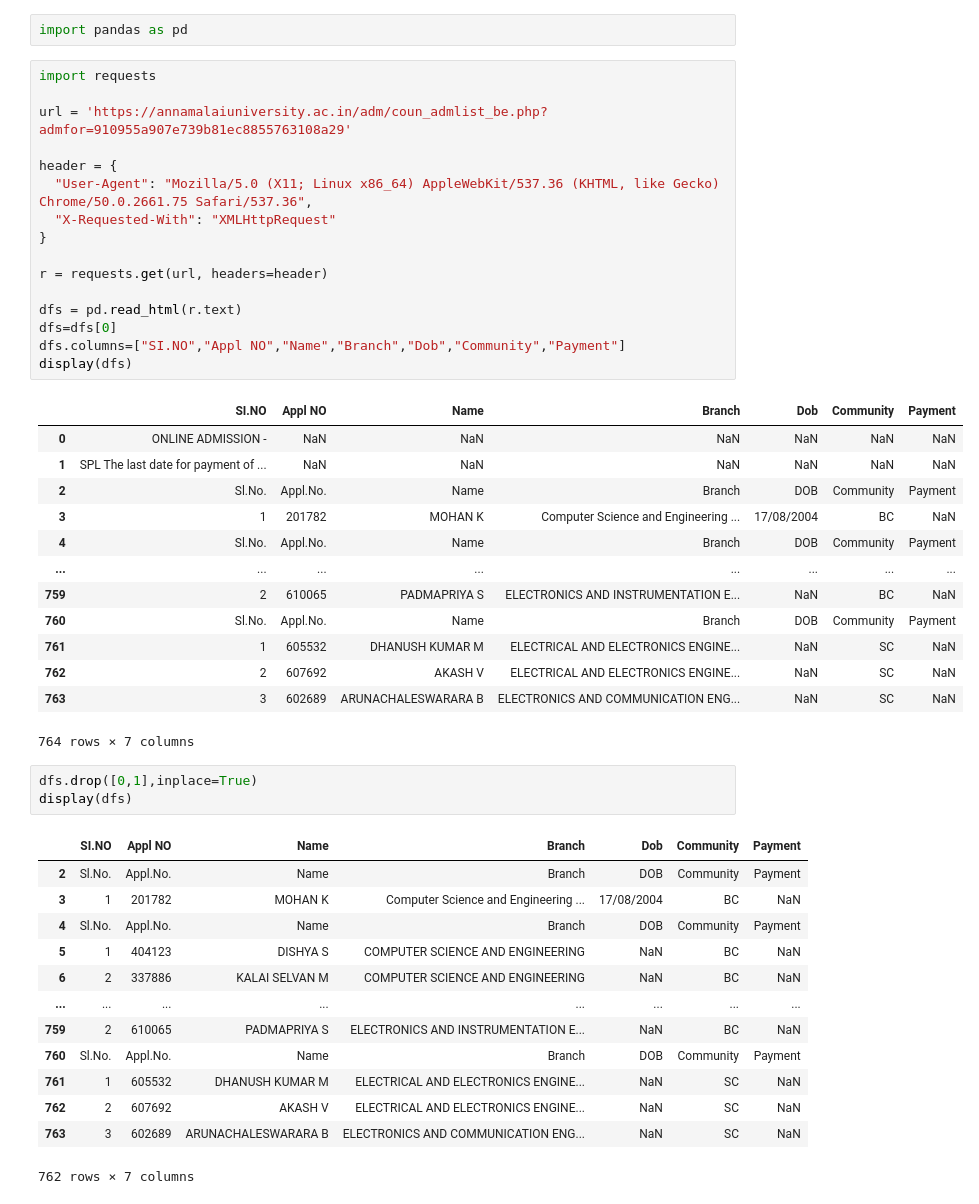
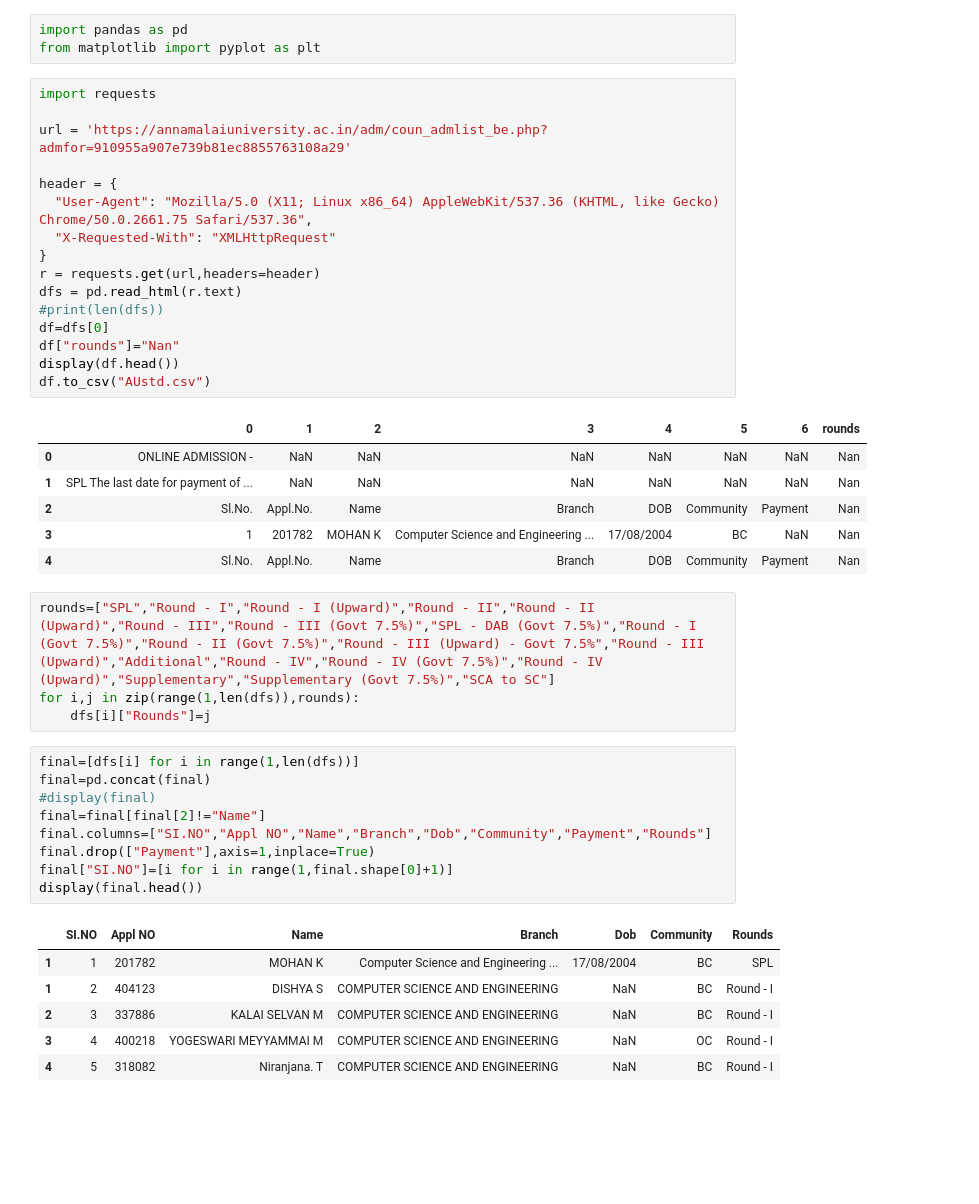
Before and after one commit to Rajadurai2/fun-programs-, a Jupyter notebook: AU.ipynb, the cells around one changed output. Cells and saved outputs as stored; diff of their text form; blank space fills up the shorter version.

```diff
--- a/AU.ipynb
+++ b/AU.ipynb
@@ -1,50 +1,47 @@
 # %%
 import pandas as pd
+from matplotlib import pyplot as plt
 # %%
 import requests
 
 url = 'https://annamalaiuniversity.ac.in/adm/coun_admlist_be.php?admfor=910955a907e739b81ec8855763108a29'
 
 header = {
   "User-Agent": "Mozilla/5.0 (X11; Linux x86_64) AppleWebKit/537.36 (KHTML, like Gecko) Chrome/50.0.2661.75 Safari/537.36",
   "X-Requested-With": "XMLHttpRequest"
 }
-
-r = requests.get(url, headers=header)
-
+r = requests.get(url,headers=header)
 dfs = pd.read_html(r.text)
-dfs=dfs[0]
-dfs.columns=["SI.NO","Appl NO","Name","Branch","Dob","Community","Payment"]
-display(dfs)
+#print(len(dfs))
+df=dfs[0]
+df["rounds"]="Nan"
+display(df.head())
+df.to_csv("AUstd.csv")
 # %% [output]
-|  | SI.NO | Appl NO | Name | Branch | Dob | Community | Payment |
-| 0 | ONLINE ADMISSION - | NaN | NaN | NaN | NaN | NaN | NaN |
-| 1 | SPL The last date for payment of ... | NaN | NaN | NaN | NaN | NaN | NaN |
-| 2 | Sl.No. | Appl.No. | Name | Branch | DOB | Community | Payment |
-| 3 | 1 | 201782 | MOHAN K | Computer Science and Engineering ... | 17/08/2004 | BC | NaN |
-| 4 | Sl.No. | Appl.No. | Name | Branch | DOB | Community | Payment |
-| ... | ... | ... | ... | ... | ... | ... | ... |
-| 759 | 2 | 610065 | PADMAPRIYA S | ELECTRONICS AND INSTRUMENTATION E... | NaN | BC | NaN |
-| 760 | Sl.No. | Appl.No. | Name | Branch | DOB | Community | Payment |
-| 761 | 1 | 605532 | DHANUSH KUMAR M | ELECTRICAL AND ELECTRONICS ENGINE... | NaN | SC | NaN |
-| 762 | 2 | 607692 | AKASH V | ELECTRICAL AND ELECTRONICS ENGINE... | NaN | SC | NaN |
-| 763 | 3 | 602689 | ARUNACHALESWARARA B | ELECTRONICS AND COMMUNICATION ENG... | NaN | SC | NaN |
+|  | 0 | 1 | 2 | 3 | 4 | 5 | 6 | rounds |
+| 0 | ONLINE ADMISSION - | NaN | NaN | NaN | NaN | NaN | NaN | Nan |
+| 1 | SPL The last date for payment of ... | NaN | NaN | NaN | NaN | NaN | NaN | Nan |
+| 2 | Sl.No. | Appl.No. | Name | Branch | DOB | Community | Payment | Nan |
+| 3 | 1 | 201782 | MOHAN K | Computer Science and Engineering ... | 17/08/2004 | BC | NaN | Nan |
+| 4 | Sl.No. | Appl.No. | Name | Branch | DOB | Community | Payment | Nan |
-764 rows × 7 columns
+# %%
+rounds=["SPL","Round - I","Round - I (Upward)","Round - II","Round - II (Upward)","Round - III","Round - III (Govt 7.5%)","SPL - DAB (Govt 7.5%)","Round - I (Govt 7.5%)","Round - II (Govt 7.5%)","Round - III (Upward) - Govt 7.5%","Round - III (Upward)","Additional","Round - IV","Round - IV (Govt 7.5%)","Round - IV (Upward)","Supplementary","Supplementary (Govt 7.5%)","SCA to SC"]
+for i,j in zip(range(1,len(dfs)),rounds):
+    dfs[i]["Rounds"]=j
 # %%
-dfs.drop([0,1],inplace=True)
-display(dfs)
+final=[dfs[i] for i in range(1,len(dfs))]
+final=pd.concat(final)
+#display(final)
+final=final[final[2]!="Name"]
+final.columns=["SI.NO","Appl NO","Name","Branch","Dob","Community","Payment","Rounds"]
+final.drop(["Payment"],axis=1,inplace=True)
+final["SI.NO"]=[i for i in range(1,final.shape[0]+1)]
+display(final.head())
 # %% [output]
-|  | SI.NO | Appl NO | Name | Branch | Dob | Community | Payment |
-| 2 | Sl.No. | Appl.No. | Name | Branch | DOB | Community | Payment |
-| 3 | 1 | 201782 | MOHAN K | Computer Science and Engineering ... | 17/08/2004 | BC | NaN |
-| 4 | Sl.No. | Appl.No. | Name | Branch | DOB | Community | Payment |
-| 5 | 1 | 404123 | DISHYA S | COMPUTER SCIENCE AND ENGINEERING | NaN | BC | NaN |
-| 6 | 2 | 337886 | KALAI SELVAN M | COMPUTER SCIENCE AND ENGINEERING | NaN | BC | NaN |
-| ... | ... | ... | ... | ... | ... | ... | ... |
-| 759 | 2 | 610065 | PADMAPRIYA S | ELECTRONICS AND INSTRUMENTATION E... | NaN | BC | NaN |
-| 760 | Sl.No. | Appl.No. | Name | Branch | DOB | Community | Payment |
-| 761 | 1 | 605532 | DHANUSH KUMAR M | ELECTRICAL AND ELECTRONICS ENGINE... | NaN | SC | NaN |
-| 762 | 2 | 607692 | AKASH V | ELECTRICAL AND ELECTRONICS ENGINE... | NaN | SC | NaN |
-| 763 | 3 | 602689 | ARUNACHALESWARARA B | ELECTRONICS AND COMMUNICATION ENG... | NaN | SC | NaN |
+|  | SI.NO | Appl NO | Name | Branch | Dob | Community | Rounds |
+| 1 | 1 | 201782 | MOHAN K | Computer Science and Engineering ... | 17/08/2004 | BC | SPL |
+| 1 | 2 | 404123 | DISHYA S | COMPUTER SCIENCE AND ENGINEERING | NaN | BC | Round - I |
+| 2 | 3 | 337886 | KALAI SELVAN M | COMPUTER SCIENCE AND ENGINEERING | NaN | BC | Round - I |
+| 3 | 4 | 400218 | YOGESWARI MEYYAMMAI M | COMPUTER SCIENCE AND ENGINEERING | NaN | OC | Round - I |
+| 4 | 5 | 318082 | Niranjana. T | COMPUTER SCIENCE AND ENGINEERING | NaN | BC | Round - I |
-762 rows × 7 columns
 # %%
```
Also changed, not shown: parts of 10 cells of this notebook.
